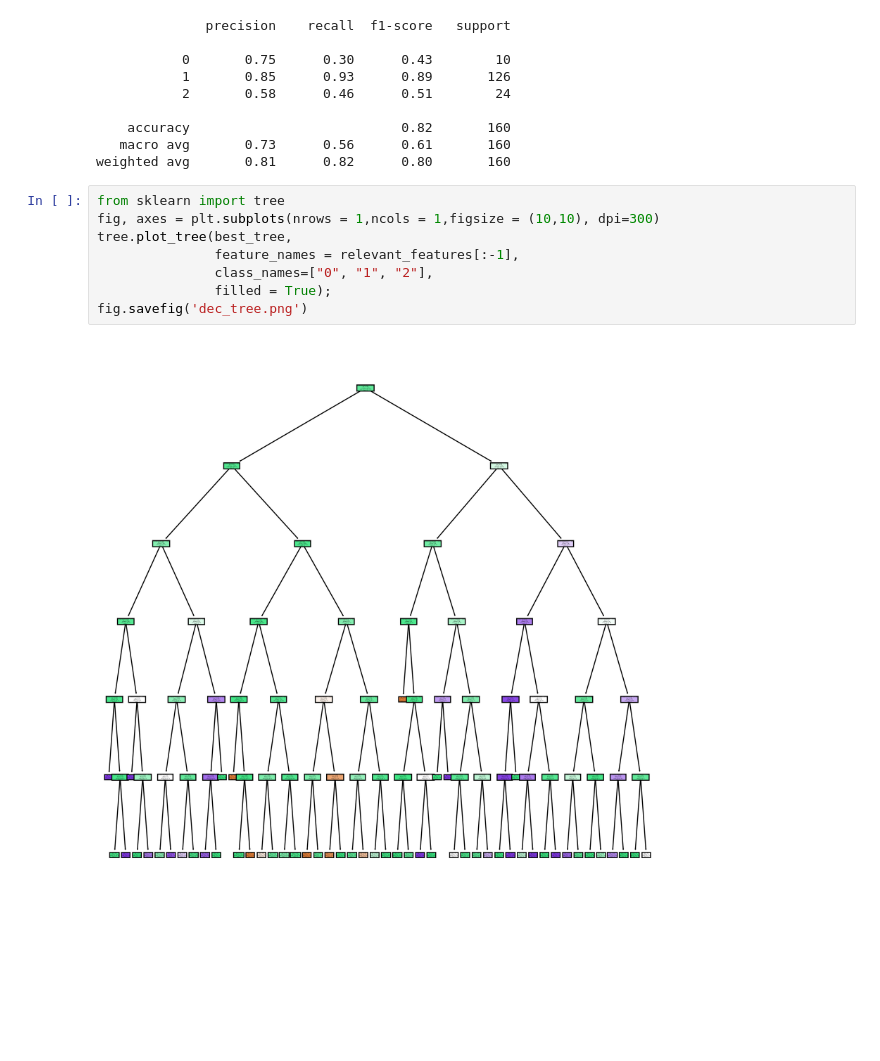
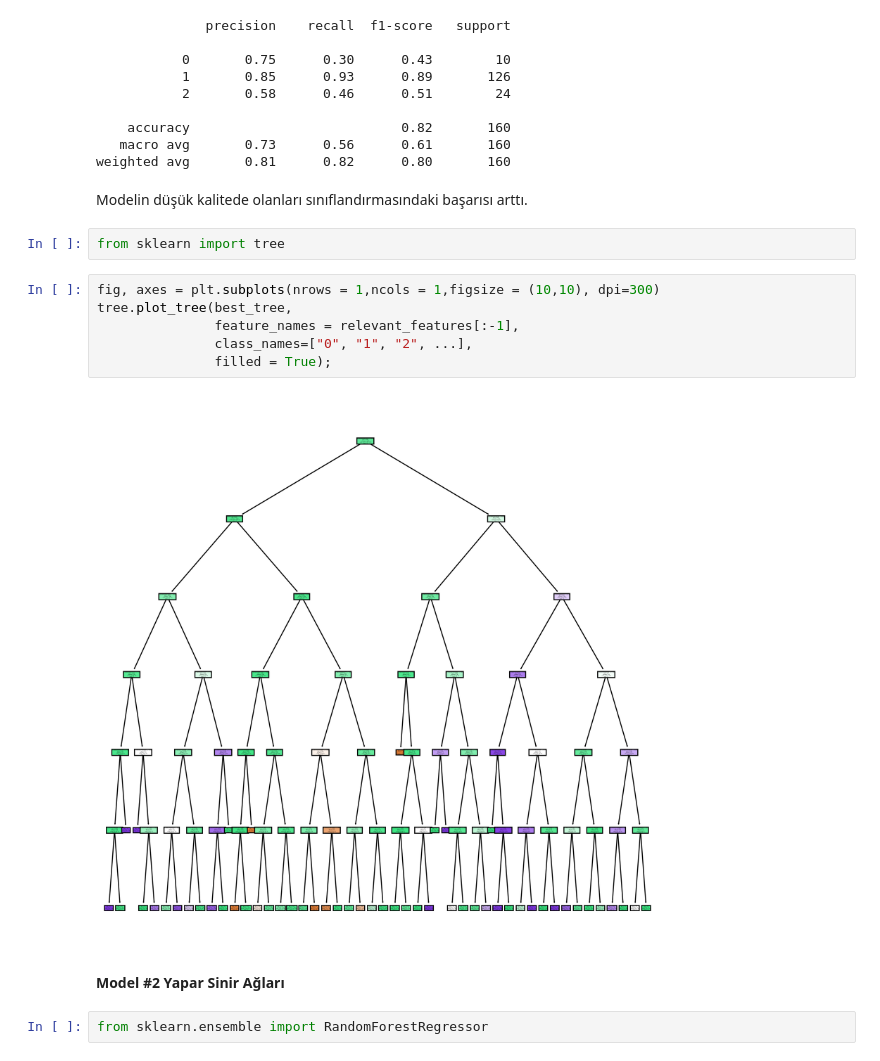
Before and after one commit to YarenAyan/Akbank-Machine-Learning-Bootcamp, a Jupyter notebook: AkbankML.ipynb, the cells around one changed output. Drawn from its saved outputs; the diff is of its cells as text; blank space fills up the shorter version.

```diff
--- a/AkbankML.ipynb
+++ b/AkbankML.ipynb
@@ -254,13 +275,19 @@ print(classification_report(y_test, y_pred))
     accuracy                           0.82       160
    macro avg       0.73      0.56      0.61       160
 weighted avg       0.81      0.82      0.80       160
+# %% [markdown]
+Modelin düşük kalitede olanları sınıflandırmasındaki başarısı arttı.
+# %%
+from sklearn import tree
 # %%
-from sklearn import tree
 fig, axes = plt.subplots(nrows = 1,ncols = 1,figsize = (10,10), dpi=300)
 tree.plot_tree(best_tree,
                feature_names = relevant_features[:-1],
-               class_names=["0", "1", "2"],
+               class_names=["0", "1", "2", ...],
                filled = True);
-fig.savefig('dec_tree.png')
 # %% [output]
-[figure, old version]
+[figure, new version]
+# %% [markdown]
+**Model #2 Yapar Sinir Ağları**
+# %%
+from sklearn.ensemble import RandomForestRegressor
```
Also changed, not shown: parts of 34 cells of this notebook.
